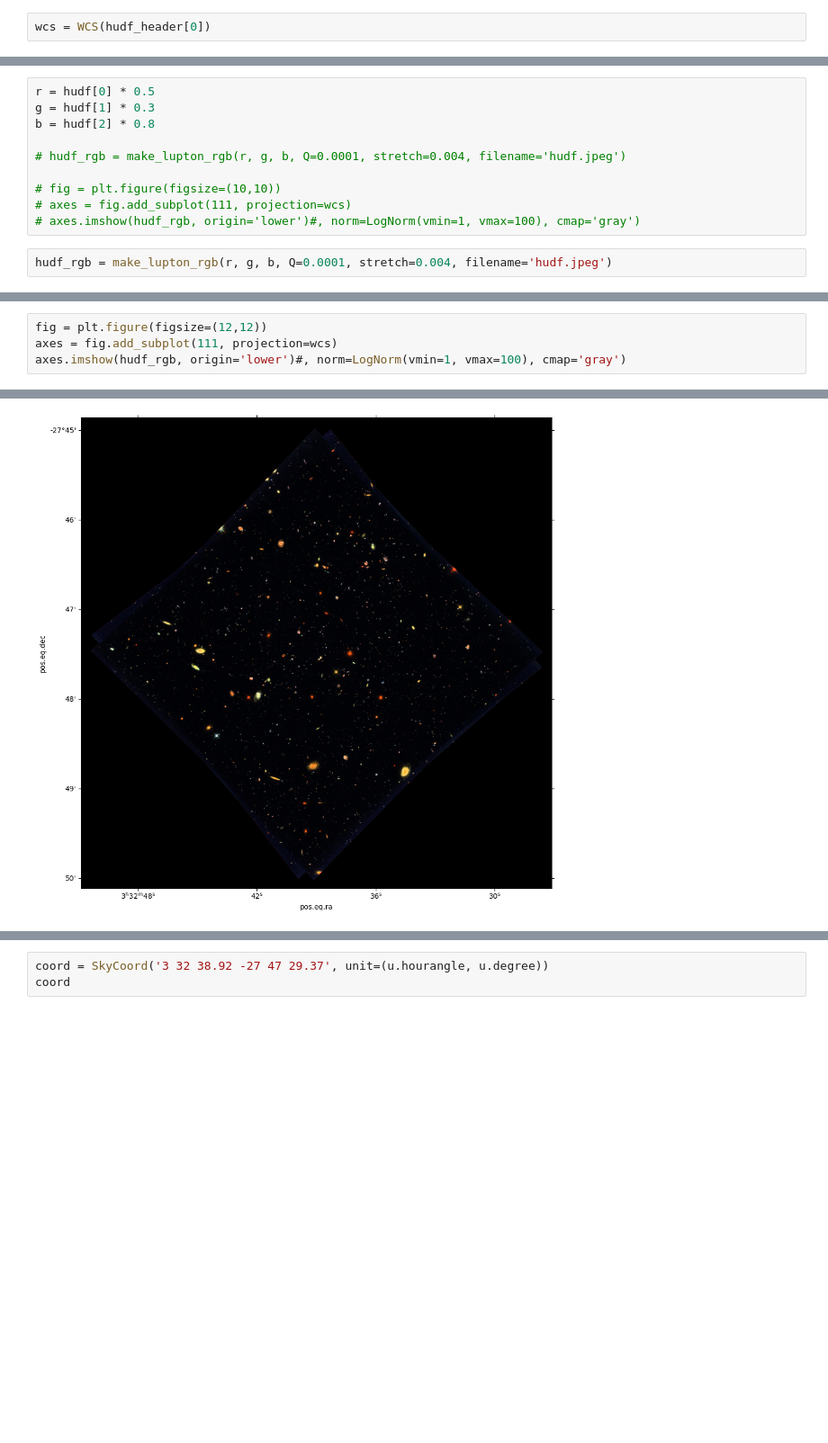
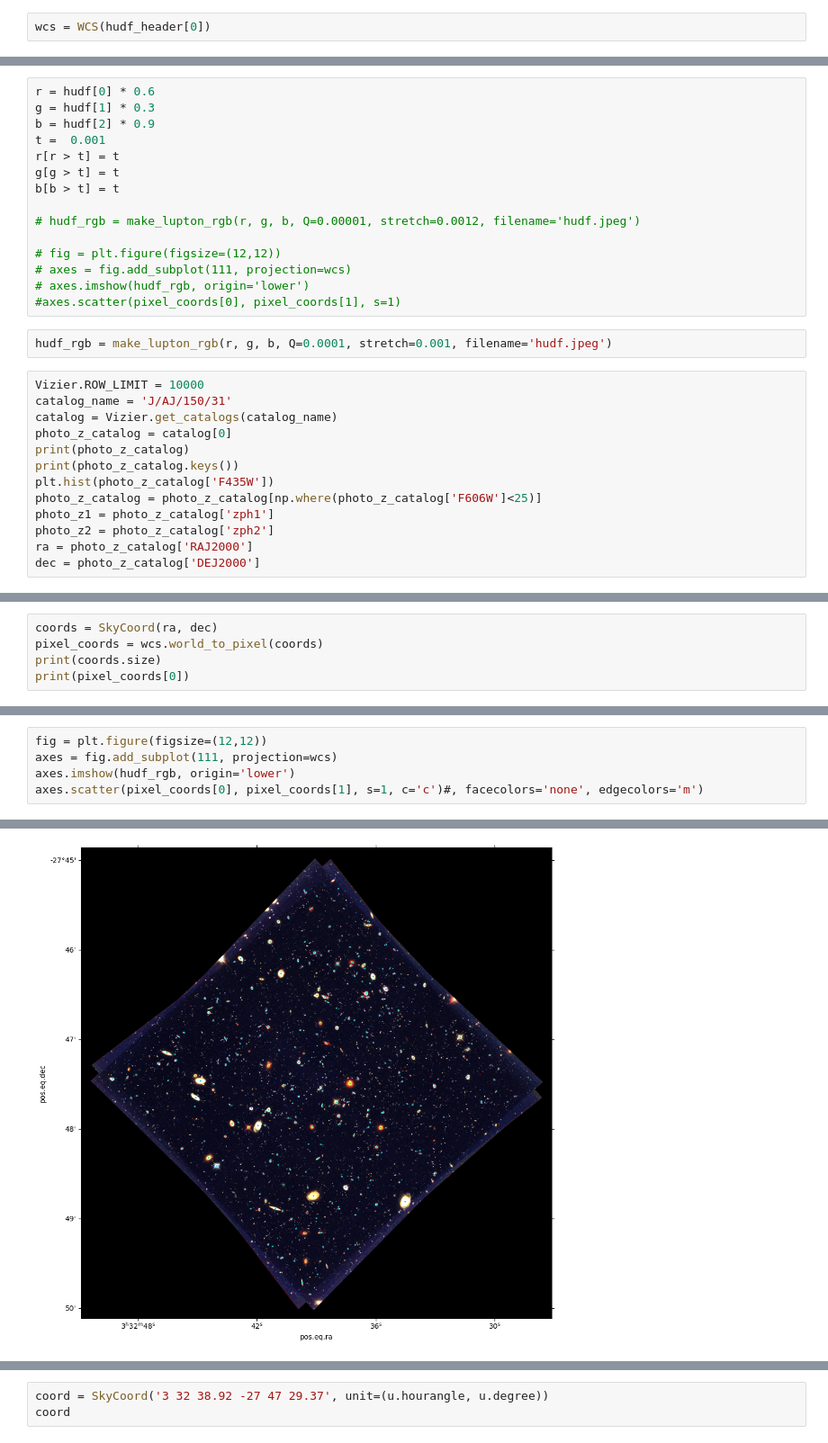
Before and after one commit to Kkev1229/Astr142-Project2, a Jupyter notebook: test.ipynb, the cells around one changed output, grey strips where cells are left out. Shown at 90% size. Saved outputs shown, nothing was run; the diff lists cells and outputs as text; blank space fills up the shorter version.

```diff
--- a/test.ipynb
+++ b/test.ipynb
@@ -72,12 +43,30 @@ axes.hist(hist_data, bins=100)
 # %%
-r = hudf[0] * 0.5
+r = hudf[0] * 0.6
 g = hudf[1] * 0.3
-b = hudf[2] * 0.8
+b = hudf[2] * 0.9
+t =  0.001
+r[r > t] = t
+g[g > t] = t
+b[b > t] = t
 
-# hudf_rgb = make_lupton_rgb(r, g, b, Q=0.0001, stretch=0.004, filename='hudf.jpeg')
+# hudf_rgb = make_lupton_rgb(r, g, b, Q=0.00001, stretch=0.0012, filename='hudf.jpeg')
 
-# fig = plt.figure(figsize=(10,10))
+# fig = plt.figure(figsize=(12,12))
 # axes = fig.add_subplot(111, projection=wcs)
-# axes.imshow(hudf_rgb, origin='lower')#, norm=LogNorm(vmin=1, vmax=100), cmap='gray')
+# axes.imshow(hudf_rgb, origin='lower')
+#axes.scatter(pixel_coords[0], pixel_coords[1], s=1)
 # %%
-hudf_rgb = make_lupton_rgb(r, g, b, Q=0.0001, stretch=0.004, filename='hudf.jpeg')
+hudf_rgb = make_lupton_rgb(r, g, b, Q=0.0001, stretch=0.001, filename='hudf.jpeg')
+# %%
+Vizier.ROW_LIMIT = 10000
+catalog_name = 'J/AJ/150/31'
+catalog = Vizier.get_catalogs(catalog_name)
+photo_z_catalog = catalog[0]
+print(photo_z_catalog)
+print(photo_z_catalog.keys())
+plt.hist(photo_z_catalog['F435W'])
+photo_z_catalog = photo_z_catalog[np.where(photo_z_catalog['F606W']<25)]
+photo_z1 = photo_z_catalog['zph1']
+photo_z2 = photo_z_catalog['zph2']
+ra = photo_z_catalog['RAJ2000']
+dec = photo_z_catalog['DEJ2000']
@@ -83,0 +92,5 @@ hudf_rgb = make_lupton_rgb(r, g, b, Q=0.0001, stretch=0.004, filename='hudf.jpeg
+# %%
+coords = SkyCoord(ra, dec)
+pixel_coords = wcs.world_to_pixel(coords)
+print(coords.size)
+print(pixel_coords[0])
@@ -84,5 +115,6 @@ hudf_rgb = make_lupton_rgb(r, g, b, Q=0.0001, stretch=0.004, filename='hudf.jpeg
 # %%
 fig = plt.figure(figsize=(12,12))
 axes = fig.add_subplot(111, projection=wcs)
-axes.imshow(hudf_rgb, origin='lower')#, norm=LogNorm(vmin=1, vmax=100), cmap='gray')
+axes.imshow(hudf_rgb, origin='lower')
+axes.scatter(pixel_coords[0], pixel_coords[1], s=1, c='c')#, facecolors='none', edgecolors='m')
 # %% [output]
@@ -90 +122 @@ axes.imshow(hudf_rgb, origin='lower')#, norm=LogNorm(vmin=1, vmax=100), cmap='gr
-[figure, old version]
+[figure, new version]
```
Also changed, not shown: parts of 20 cells of this notebook, 1 other file.
